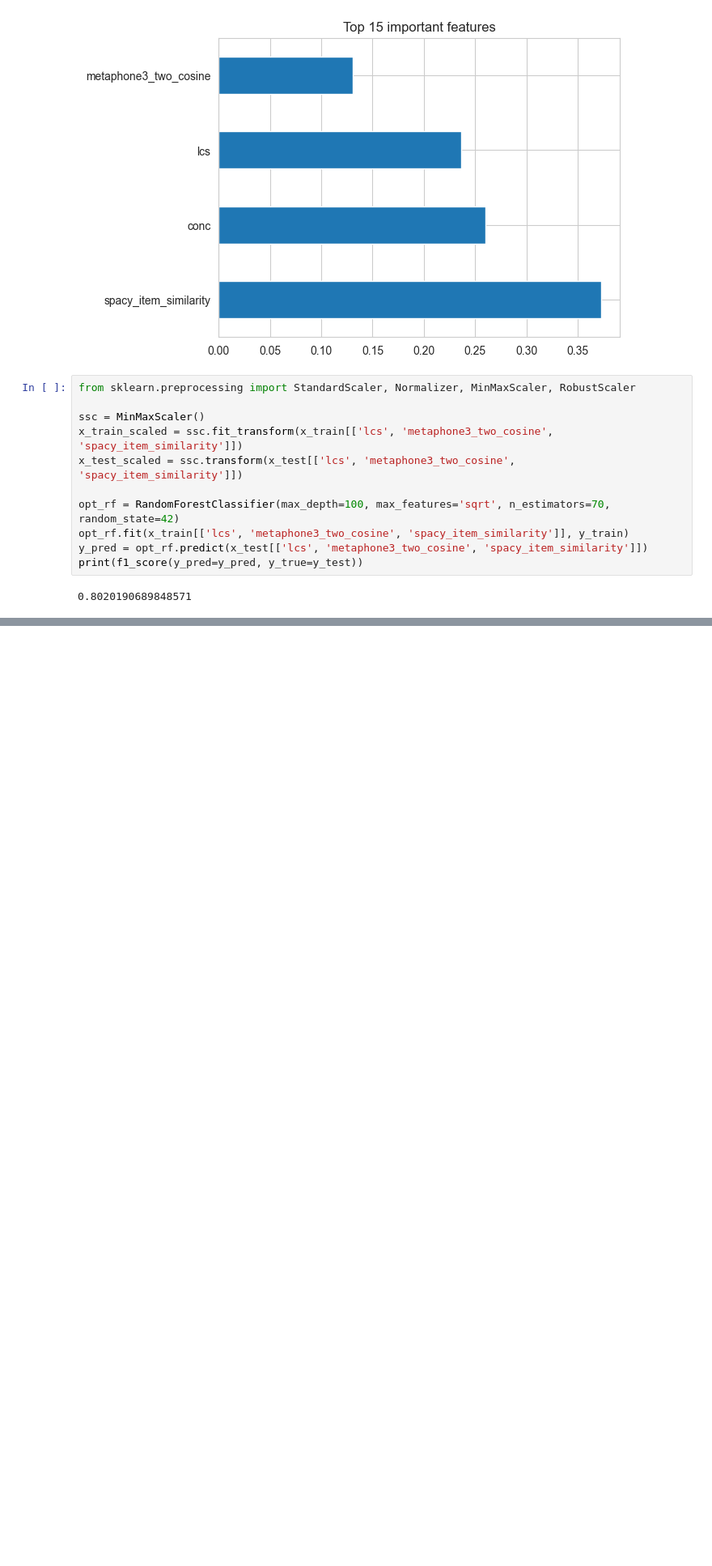
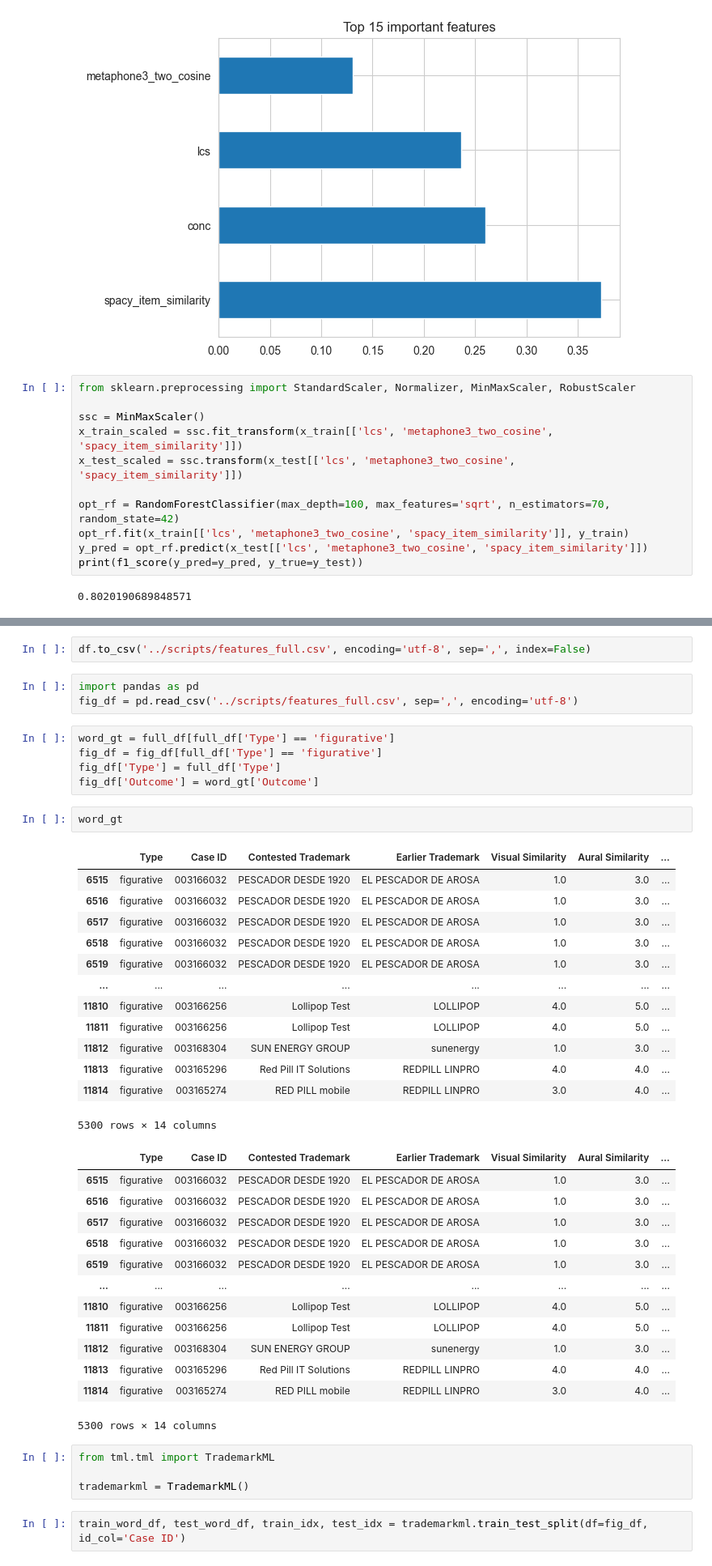
Before and after one commit to maxhaller/TrademarkML, a Jupyter notebook: notebooks/ml experiments.ipynb, the cells around one changed output, grey strips where cells are left out. Shown at 81% size. Cells and saved outputs as stored; diff of their text form; blank space fills up the shorter version.

```diff
--- a/notebooks/ml experiments.ipynb
+++ b/notebooks/ml experiments.ipynb
@@ -264,0 +356,45 @@ print(f1_score(y_pred=y_pred, y_true=y_test))
+# %%
+df.to_csv('../scripts/features_full.csv', encoding='utf-8', sep=',', index=False)
+# %%
+import pandas as pd
+fig_df = pd.read_csv('../scripts/features_full.csv', sep=',', encoding='utf-8')
+# %%
+word_gt = full_df[full_df['Type'] == 'figurative']
+fig_df = fig_df[full_df['Type'] == 'figurative']
+fig_df['Type'] = full_df['Type']
+fig_df['Outcome'] = word_gt['Outcome']
+# %%
+word_gt
+# %% [output]
+|  | Type | Case ID | Contested Trademark | Earlier Trademark | Visual Similarity | Aural Similarity | ... |
+| 6515 | figurative | 003166032 | PESCADOR DESDE 1920 | EL PESCADOR DE AROSA | 1.0 | 3.0 | ... |
+| 6516 | figurative | 003166032 | PESCADOR DESDE 1920 | EL PESCADOR DE AROSA | 1.0 | 3.0 | ... |
+| 6517 | figurative | 003166032 | PESCADOR DESDE 1920 | EL PESCADOR DE AROSA | 1.0 | 3.0 | ... |
+| 6518 | figurative | 003166032 | PESCADOR DESDE 1920 | EL PESCADOR DE AROSA | 1.0 | 3.0 | ... |
+| 6519 | figurative | 003166032 | PESCADOR DESDE 1920 | EL PESCADOR DE AROSA | 1.0 | 3.0 | ... |
+| ... | ... | ... | ... | ... | ... | ... | ... |
+| 11810 | figurative | 003166256 | Lollipop Test | LOLLIPOP | 4.0 | 5.0 | ... |
+| 11811 | figurative | 003166256 | Lollipop Test | LOLLIPOP | 4.0 | 5.0 | ... |
+| 11812 | figurative | 003168304 | SUN ENERGY GROUP | sunenergy | 1.0 | 3.0 | ... |
+| 11813 | figurative | 003165296 | Red Pill IT Solutions | REDPILL LINPRO | 4.0 | 4.0 | ... |
+| 11814 | figurative | 003165274 | RED PILL mobile | REDPILL LINPRO | 3.0 | 4.0 | ... |
+5300 rows × 14 columns
+|  | Type | Case ID | Contested Trademark | Earlier Trademark | Visual Similarity | Aural Similarity | ... |
+| 6515 | figurative | 003166032 | PESCADOR DESDE 1920 | EL PESCADOR DE AROSA | 1.0 | 3.0 | ... |
+| 6516 | figurative | 003166032 | PESCADOR DESDE 1920 | EL PESCADOR DE AROSA | 1.0 | 3.0 | ... |
+| 6517 | figurative | 003166032 | PESCADOR DESDE 1920 | EL PESCADOR DE AROSA | 1.0 | 3.0 | ... |
+| 6518 | figurative | 003166032 | PESCADOR DESDE 1920 | EL PESCADOR DE AROSA | 1.0 | 3.0 | ... |
+| 6519 | figurative | 003166032 | PESCADOR DESDE 1920 | EL PESCADOR DE AROSA | 1.0 | 3.0 | ... |
+| ... | ... | ... | ... | ... | ... | ... | ... |
+| 11810 | figurative | 003166256 | Lollipop Test | LOLLIPOP | 4.0 | 5.0 | ... |
+| 11811 | figurative | 003166256 | Lollipop Test | LOLLIPOP | 4.0 | 5.0 | ... |
+| 11812 | figurative | 003168304 | SUN ENERGY GROUP | sunenergy | 1.0 | 3.0 | ... |
+| 11813 | figurative | 003165296 | Red Pill IT Solutions | REDPILL LINPRO | 4.0 | 4.0 | ... |
+| 11814 | figurative | 003165274 | RED PILL mobile | REDPILL LINPRO | 3.0 | 4.0 | ... |
+5300 rows × 14 columns
+# %%
+from tml.tml import TrademarkML
+
+trademarkml = TrademarkML()
+# %%
+train_word_df, test_word_df, train_idx, test_idx = trademarkml.train_test_split(df=fig_df, id_col='Case ID')
```
Also changed, not shown: parts of 9 cells of this notebook, 23 other files.
